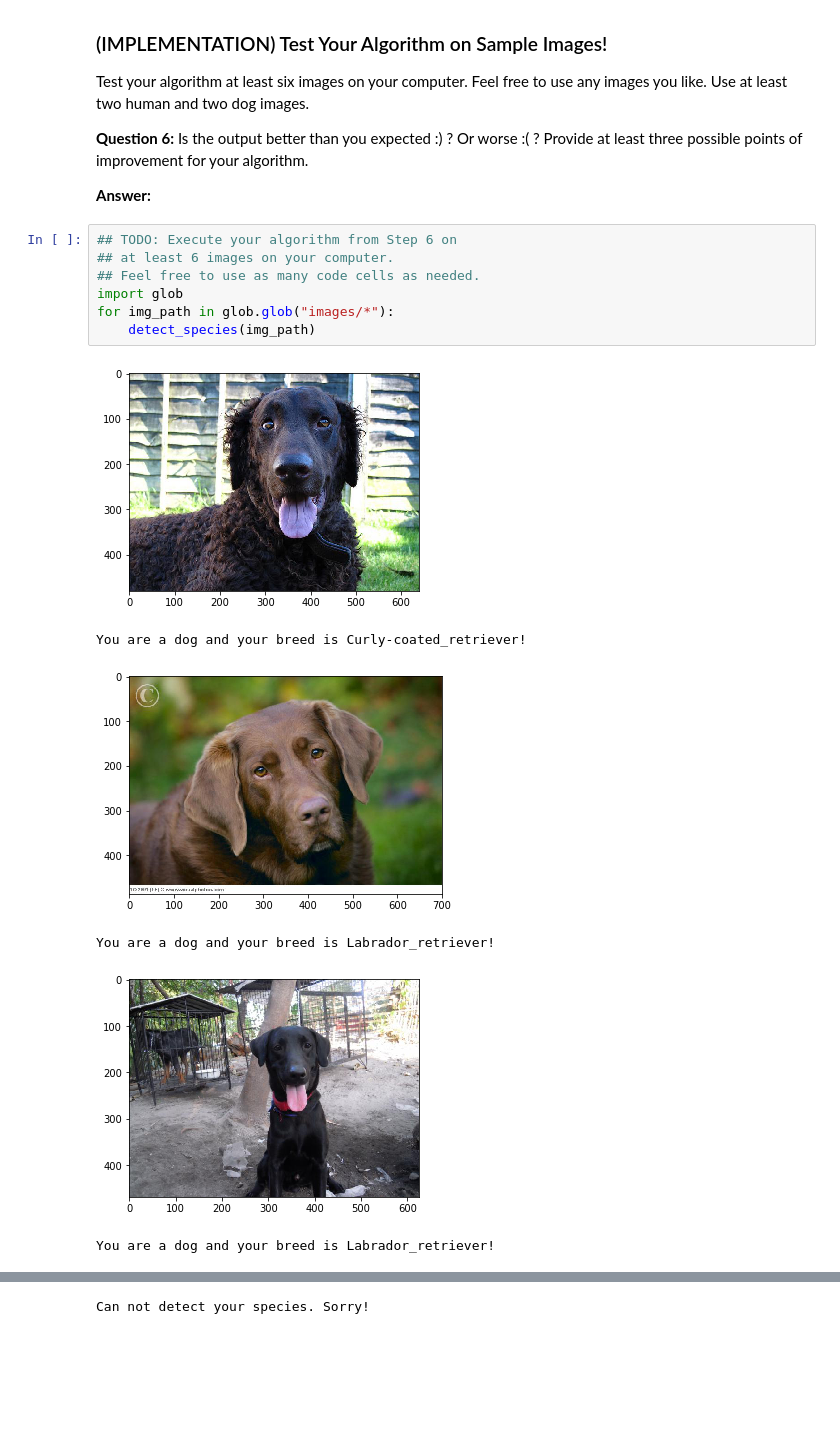
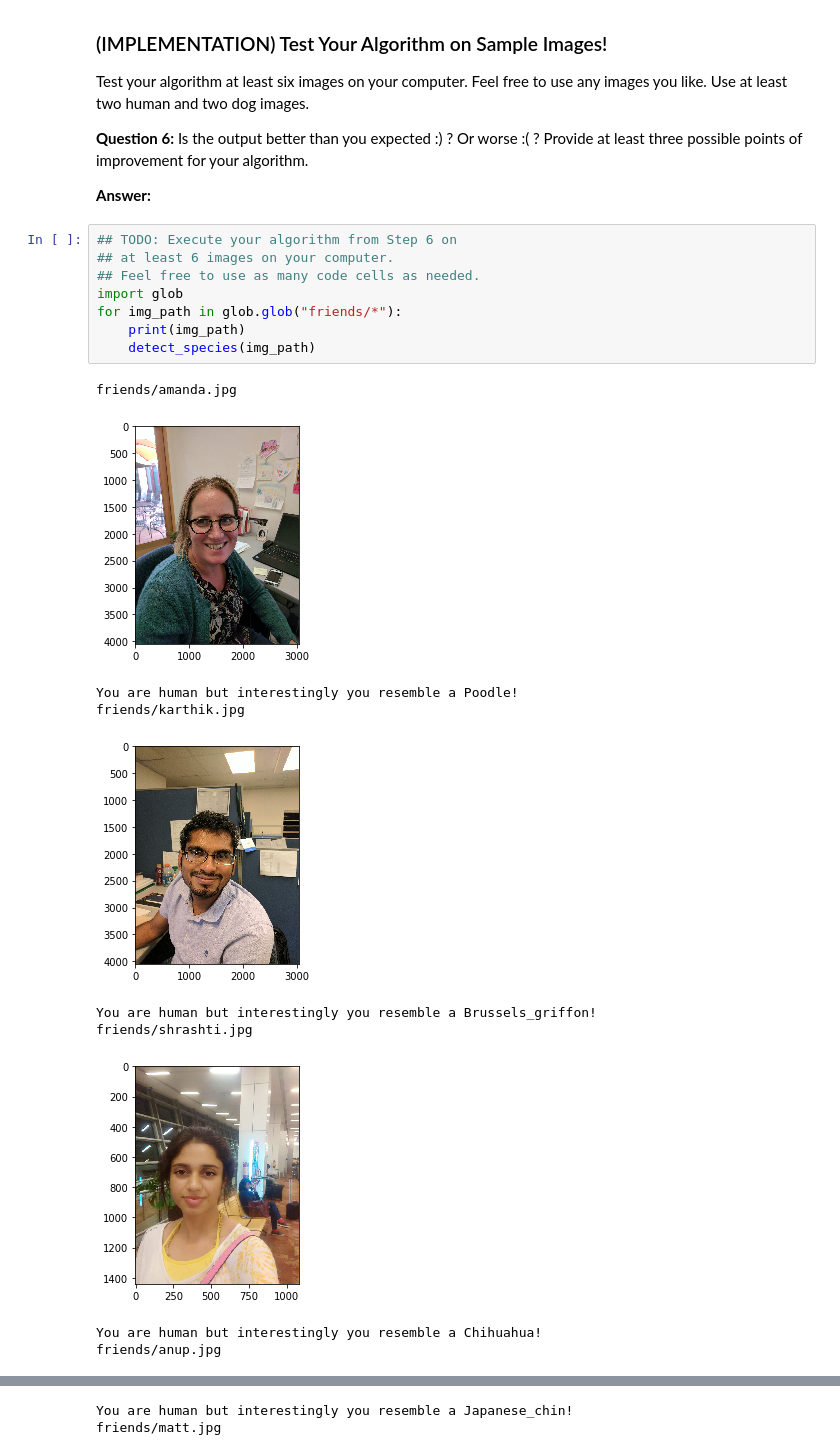
Before and after one commit to thunde47/dog_breed_detection, a Jupyter notebook: dog_app.ipynb, the cells around one changed output, grey strips where cells are left out. Drawn from its saved outputs; the diff is of its cells as text; blank space fills up the shorter version.

Commit message:
Tested on my friends

```diff
--- a/dog_app.ipynb
+++ b/dog_app.ipynb
@@ -1381,14 +1377,19 @@ __Answer:__
 # %%
 ## TODO: Execute your algorithm from Step 6 on
 ## at least 6 images on your computer.
 ## Feel free to use as many code cells as needed.
 import glob
-for img_path in glob.glob("images/*"):
+for img_path in glob.glob("friends/*"):
+    print(img_path)
     detect_species(img_path)
 # %% [output]
+friends/amanda.jpg
-[figure, old version]
+[figure, new version]
-You are a dog and your breed is Curly-coated_retriever!
+You are human but interestingly you resemble a Poodle!
+friends/karthik.jpg
-[figure, old version]
+[figure, new version]
-You are a dog and your breed is Labrador_retriever!
+You are human but interestingly you resemble a Brussels_griffon!
+friends/shrashti.jpg
-[figure, old version]
+[figure, new version]
-You are a dog and your breed is Labrador_retriever!
+You are human but interestingly you resemble a Chihuahua!
+friends/anup.jpg
@@ -1396 +1397,2 @@ You are a dog and your breed is Labrador_retriever!
-Can not detect your species. Sorry!
+You are human but interestingly you resemble a Japanese_chin!
+friends/matt.jpg
```
Also changed, not shown: parts of 6 cells of this notebook.
